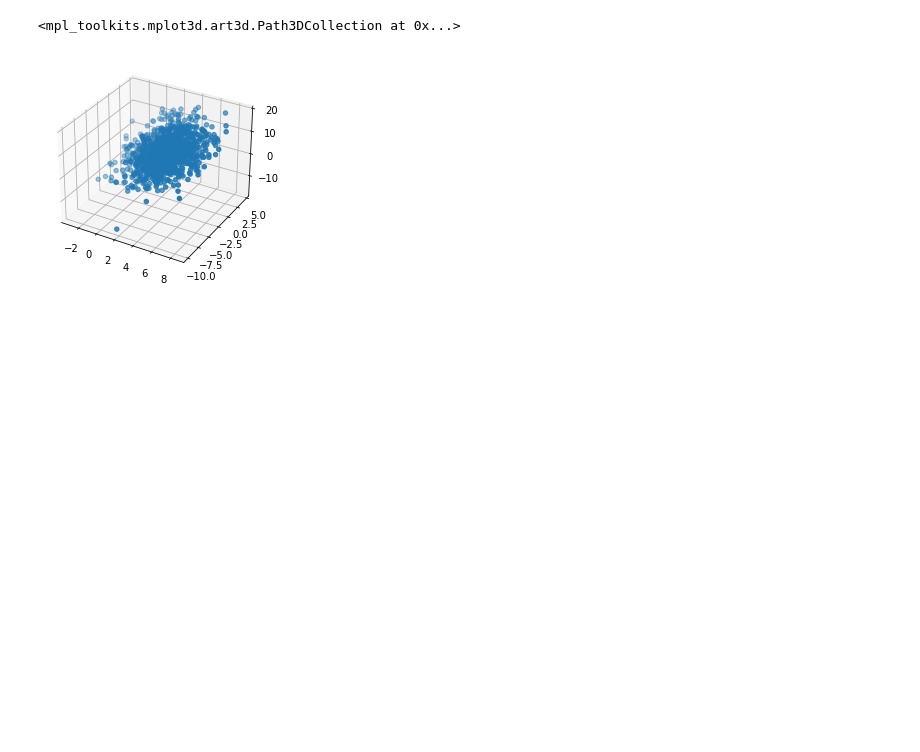
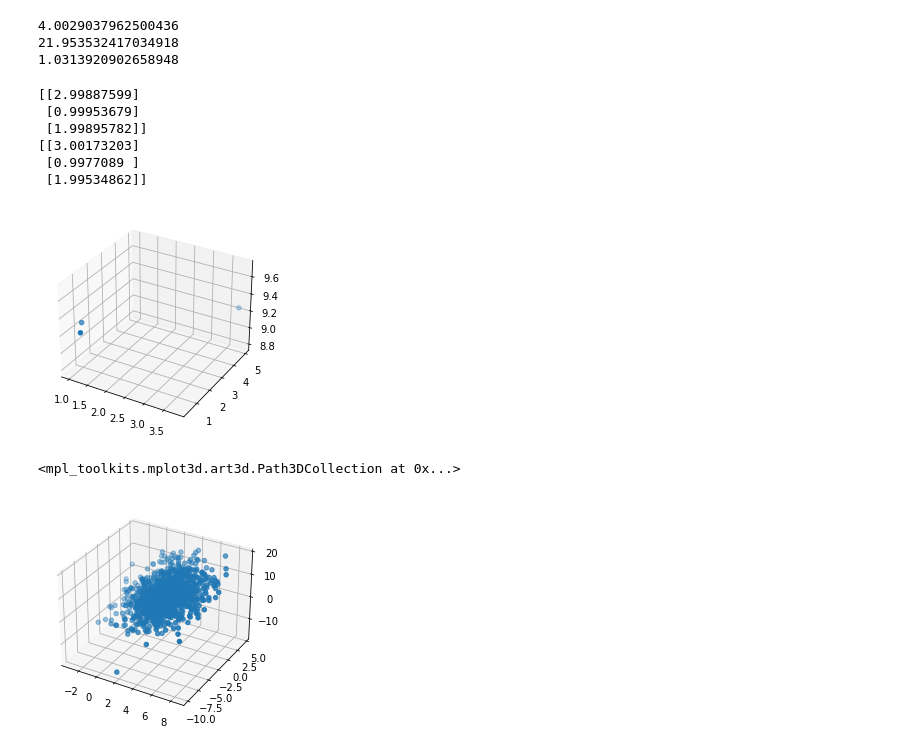
Before and after one commit to anirudhakulkarni/COL774, a Jupyter notebook: a1/q2.ipynb, the cells around one changed output. Drawn from its saved outputs; the diff is of its cells as text; code cells hidden in the pictures; blank space fills up the shorter version.

```diff
--- a/a1/q2.ipynb
+++ b/a1/q2.ipynb
@@ -5,11 +6,14 @@ import pandas as pd
 %matplotlib inline
 # %%
 # Sample 1 million data points from a normal distribution
-np.random.seed(0)
-x1 = np.random.normal(3,2,size=1000000)
-x2 = np.random.normal(-1,2,size=1000000)
-print(x1)
-theta=np.array([3,1,2])
-X=np.column_stack((np.ones(1000000),x1,x2))
-# epsilon=np.random.normal(0,2**0.5,size=1000000)
-Y=np.dot(X,theta)+epsilon
+def sample_data(size):
+    x1 = np.random.normal(3,2,size=size)
+    x2 = np.random.normal(-1,2,size=size)
+    theta=np.array([[3,1,2]]).T
+    X=np.c_[np.ones(size),x1,x2]
+    epsilon=np.random.normal(0,2**0.5,size=size)
+    epsilon=np.c_[epsilon]
+    Y=np.dot(X,theta)+epsilon
+    # Y=np.dot(X,theta)
+    return X,Y
+X,Y=sample_data(1000000)
@@ -53,0 +82,8 @@ print(theta)
+# %%
+print(np.mean(Y))
+print(np.var(Y))
+print(np.mean((Y-np.dot(X,theta))/Y))
+# %% [output]
+4.0029037962500436
+21.953532417034918
+1.0313920902658948
@@ -54,3 +123,20 @@ print(theta)
+# %%
+print(plotTheta[-1])
+print(theta)
+# %% [output]
+[[2.99887599]
+ [0.99953679]
+ [1.99895782]]
+[[3.00173203]
+ [0.9977089 ]
+ [1.99534862]]
+# %%
+ax=plt.axes(projection='3d')
+
+ax.scatter3D(X[:10000][1],X[:10000][2],Y[:10000][0])
+plt.show()
+# %% [output]
+[figure, added]
 # %%
 ax=plt.axes(projection='3d')
 ax.scatter3D(x1[0:1000],x2[0:1000],Y[0:1000])
```
Also changed, not shown: parts of 8 cells of this notebook, 2 other files.
